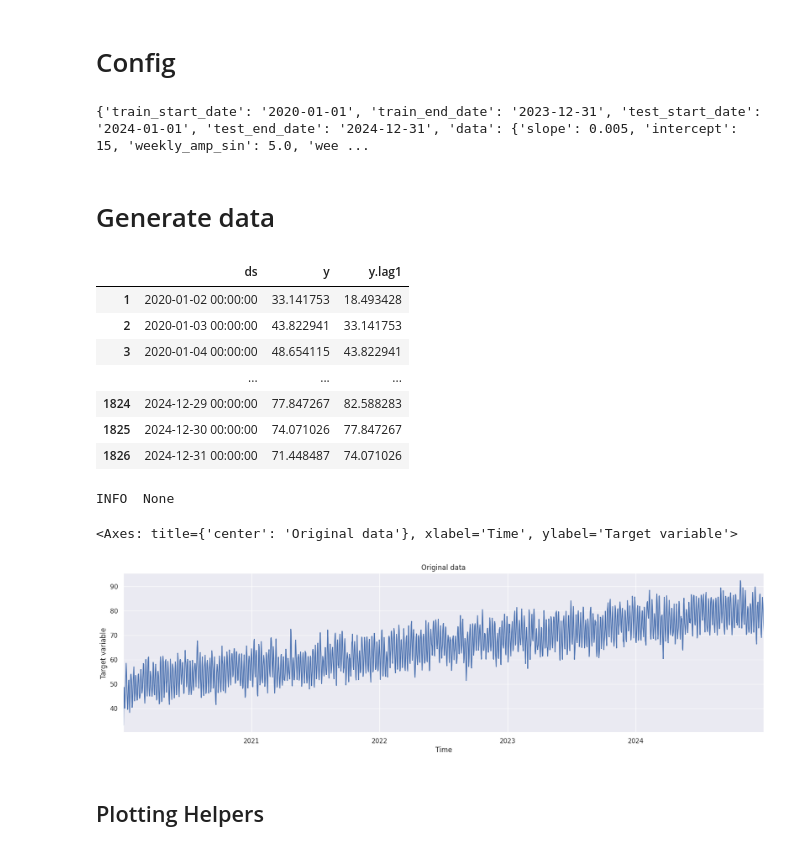
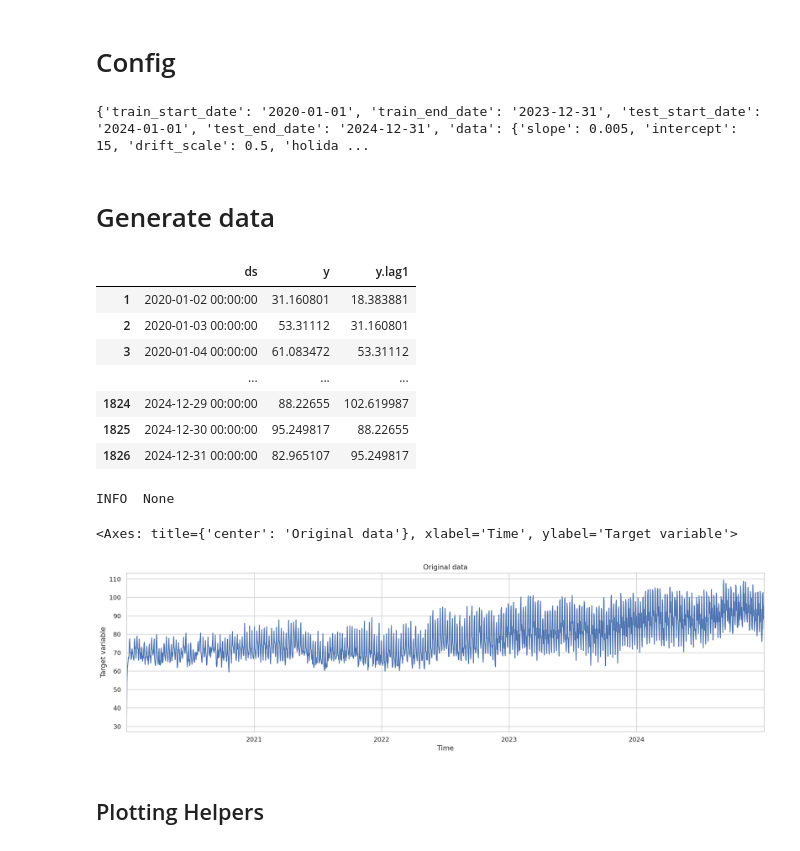
Before and after one commit to vikranth1000/tutorials, a Jupyter notebook: tutorial_tensorflow/src/tutorial_tensorflow.ipynb, the cells around one changed output. Saved outputs shown, nothing was run; the diff lists cells and outputs as text; code cells hidden in the pictures.

```diff
--- a/tutorial_tensorflow/src/tutorial_tensorflow.ipynb
+++ b/tutorial_tensorflow/src/tutorial_tensorflow.ipynb
@@ -82,9 +82,8 @@ config = {
         # Linear trend params.
         "slope": 0.005,
         "intercept": 15,
-        # Fourier term params for seasonality component.
-        "weekly_amp_sin": 5.0,
-        "weekly_amp_cos": 2.5,
+        # params for random walk,
+        "drift_scale" : 0.5,
         # List of holidays and their impact.
         "holidays_dates": ['2020-12-25', '2021-12-25', '2022-12-25', "2023-12-25", "2024-12-25"],
         "holidays_impact" : 0.25,
@@ -102,50 +101,52 @@ config = {
 }
 print(config)
 # %% [output]
-{'train_start_date': '2020-01-01', 'train_end_date': '2023-12-31', 'test_start_date': '2024-01-01', 'test_end_date': '2024-12-31', 'data': {'slope': 0.005, 'intercept': 15, 'weekly_amp_sin': 5.0, 'wee ...
+{'train_start_date': '2020-01-01', 'train_end_date': '2023-12-31', 'test_start_date': '2024-01-01', 'test_end_date': '2024-12-31', 'data': {'slope': 0.005, 'intercept': 15, 'drift_scale': 0.5, 'holida ...
 # %% [markdown]
 # Generate data
 # %%
+np.random.seed(config["data"]["seed"])
 # Generate date range.
 dates = pd.date_range(start=config["train_start_date"], end=config["test_end_date"], freq='D')
 time = np.arange(len(dates))
 # Define linear trend.
 y_trend = config["data"]["slope"] * time + config["data"]["intercept"]
 # Define the seasonality factor.
-p_weekly = 7
-y_weekly_seasonality = config["data"]["weekly_amp_sin"] * np.sin(2 * np.pi * time / p_weekly) + config["data"]["weekly_amp_cos"] * np.cos(2 * np.pi * time / p_weekly)
+seasonality_factor = 7
+# Generate seasonal effects with drift
+for t in range(p_weekly, len(dates)):
+    y_trend[t] = y_trend[t - seasonality_factor] + np.random.normal(0, config["data"]["drift_scale"])
 # Define holidays impact.
 holiday_effect = np.zeros(len(dates))
 holiday_effect[np.isin(dates.date, pd.to_datetime(config["data"]["holidays_dates"]).date)] = config["data"]["holidays_impact"]
 # Define white noise.
-np.random.seed(config["data"]["seed"])
 noise = np.random.normal(loc=0, scale=config["data"]["noise_sigma"], size=len(time))
 # Add autoregressive behavior.
 y = np.zeros(len(time))
 y[0] = y_trend[0] + y_weekly_seasonality[0] + holiday_effect[0] + noise[0]
 for i in range(1, len(time)):
     y[i] = config["data"]["phi"] * y[i-1] + y_trend[i] + y_weekly_seasonality[i] + holiday_effect[i] + noise[i]
 df = pd.DataFrame({"ds": dates, "y": y})
 # Add lagged value of the target as a feature.
 df["y.lag1"] = df["y"].shift(1)
 # The first row is NaN -> drop it.
 df = df.dropna()
 _LOG.info(hpanda.df_to_str(df, log_level=logging.INFO))
 # %% [output]
 |  | ds | y | y.lag1 |
-| 1 | 2020-01-02 00:00:00 | 33.141753 | 18.493428 |
-| 2 | 2020-01-03 00:00:00 | 43.822941 | 33.141753 |
-| 3 | 2020-01-04 00:00:00 | 48.654115 | 43.822941 |
+| 1 | 2020-01-02 00:00:00 | 31.160801 | 18.383881 |
+| 2 | 2020-01-03 00:00:00 | 53.31112 | 31.160801 |
+| 3 | 2020-01-04 00:00:00 | 61.083472 | 53.31112 |
 |  | ... | ... | ... |
-| 1824 | 2024-12-29 00:00:00 | 77.847267 | 82.588283 |
-| 1825 | 2024-12-30 00:00:00 | 74.071026 | 77.847267 |
-| 1826 | 2024-12-31 00:00:00 | 71.448487 | 74.071026 |
+| 1824 | 2024-12-29 00:00:00 | 88.22655 | 102.619987 |
+| 1825 | 2024-12-30 00:00:00 | 95.249817 | 88.22655 |
+| 1826 | 2024-12-31 00:00:00 | 82.965107 | 95.249817 |
 INFO  None
 # %%
 df.set_index("ds")["y"].plot(title="Original data", ylabel="Target variable", xlabel="Time")
 # %% [output]
 <Axes: title={'center': 'Original data'}, xlabel='Time', ylabel='Target variable'>
-[figure, old version]
+[figure, new version]
 # %% [markdown]
 ## Plotting Helpers
 # %%
```
Also changed, not shown: parts of 14 cells of this notebook, 3 other files.
